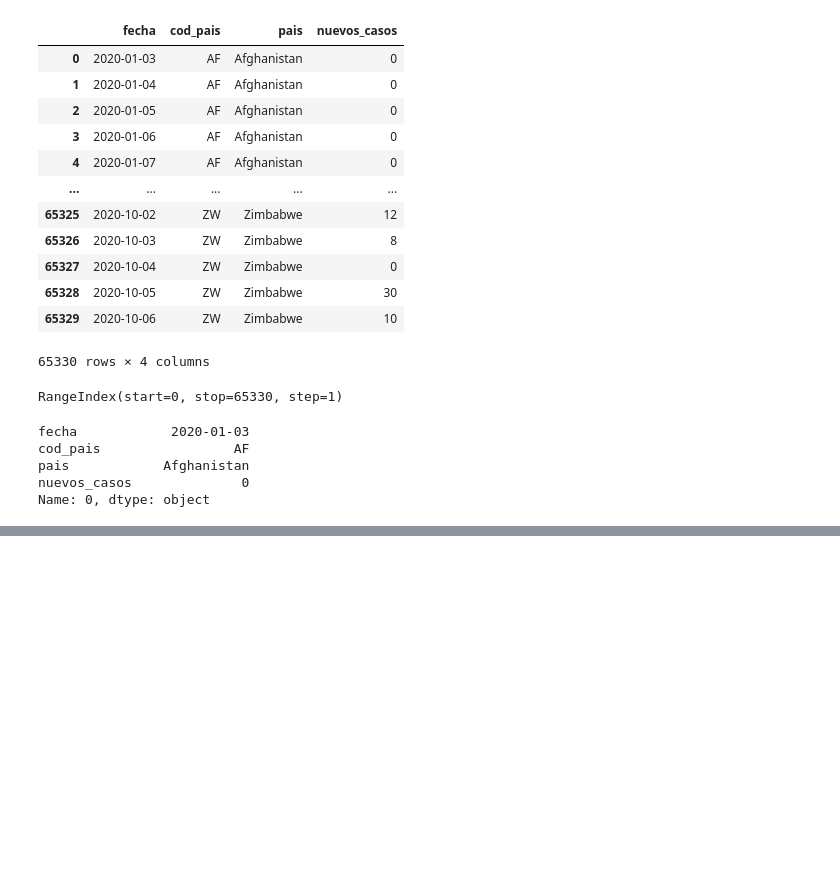
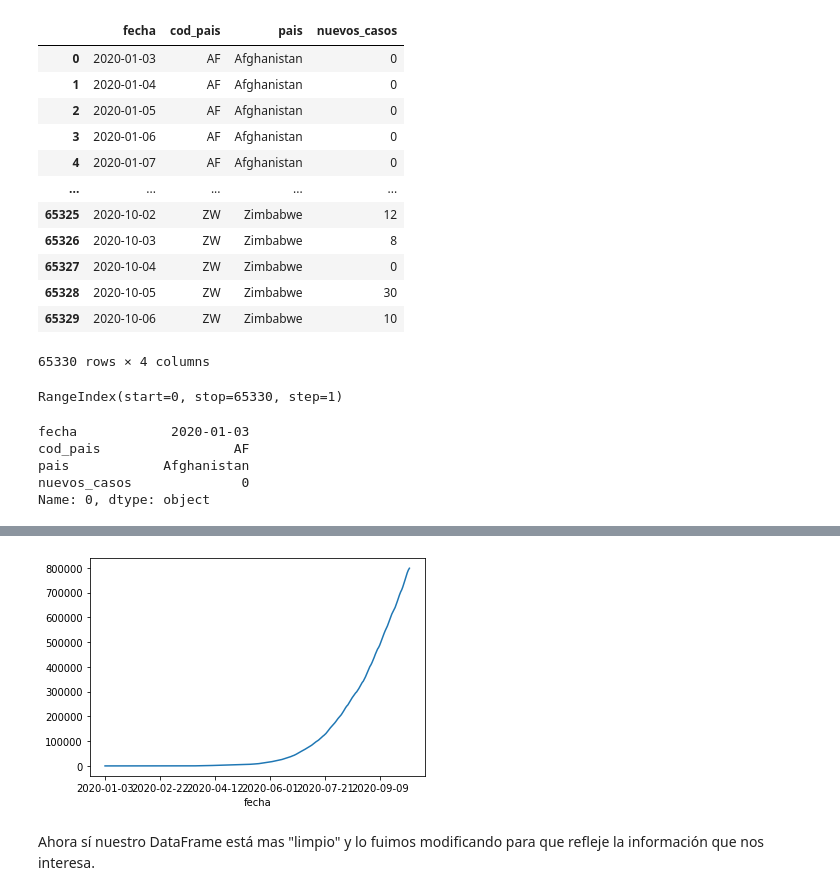
Before and after one commit to fedeturi/icda-python-para-finanzas, a Jupyter notebook: ICDA-Python_Clase6.ipynb, the cells around one changed output, grey strips where cells are left out. Cells and saved outputs as stored; diff of their text form; code cells hidden in the pictures; blank space fills up the shorter version.

```diff
--- a/ICDA-Python_Clase6.ipynb
+++ b/ICDA-Python_Clase6.ipynb
@@ -534,0 +602,6 @@ Name: 0, dtype: object
+# %%
+arg_df['nuevos_casos'].cumsum().plot();
+# %% [output]
+[figure, added]
+# %% [markdown]
+Ahora sí nuestro DataFrame está mas "limpio" y lo fuimos modificando para que refleje la información que nos interesa.
```
Also changed, not shown: parts of 32 cells of this notebook, 1 other file.
